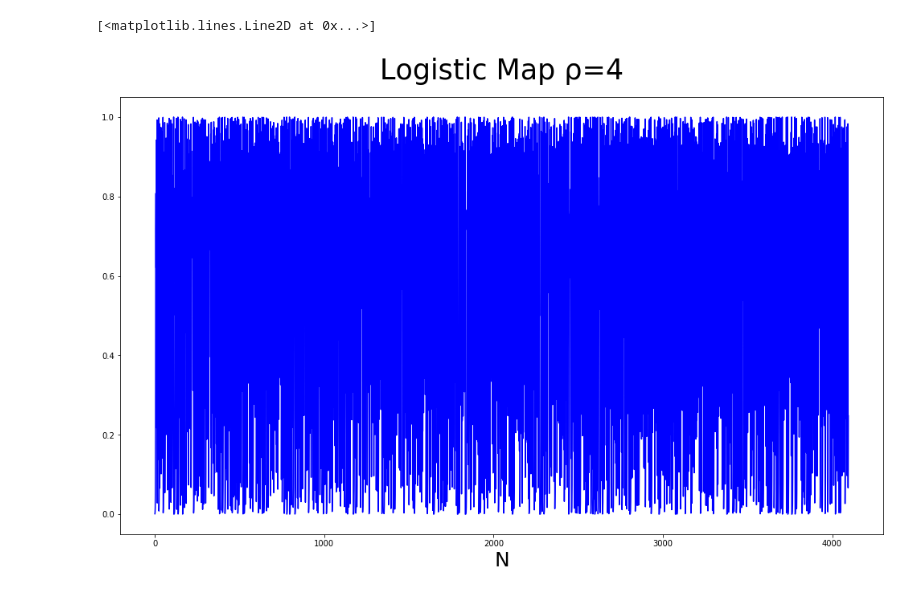
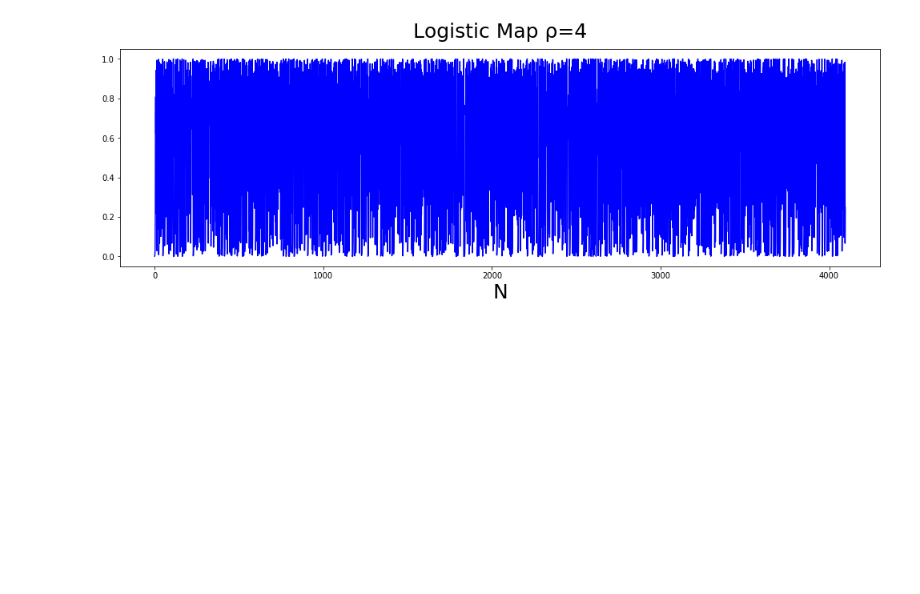
Before and after one commit to AdrianoPereira/cap239, a Jupyter notebook: homework_spectral_analysis.ipynb, the cells around one changed output. Drawn from its saved outputs; the diff is of its cells as text; code cells hidden in the pictures; blank space fills up the shorter version.

```diff
--- a/homework_spectral_analysis.ipynb
+++ b/homework_spectral_analysis.ipynb
@@ -50,9 +60,11 @@ plt.plot(red_noise_normalize, color='red')
 # %%
-s4 = logistic_map(rho=4, a0=0.001, n=2**12)
-plt.figure(figsize=(17, 10))
-plt.title('Logistic Map ρ=4', fontdict={'fontsize': '35'}, y=1.03)
+s4 = logistic_map(rho=4, a0=0.001, n=4096)
+
+plt.figure(figsize=(17, 5))
+plt.title('Logistic Map ρ=4', fontdict={'fontsize': '25'}, y=1.03)
 plt.xlabel('N', fontdict={'fontsize': '25'})
 plt.plot(s4, color='#0000FF')
+plt.savefig('./images/s4.png', format='png', dpi=400)
+plt.show()
 # %% [output]
-[<matplotlib.lines.Line2D at 0x...>]
-[figure, old version]
+[figure, new version]
```
Also changed, not shown: parts of 26 cells of this notebook, 53 other files.
